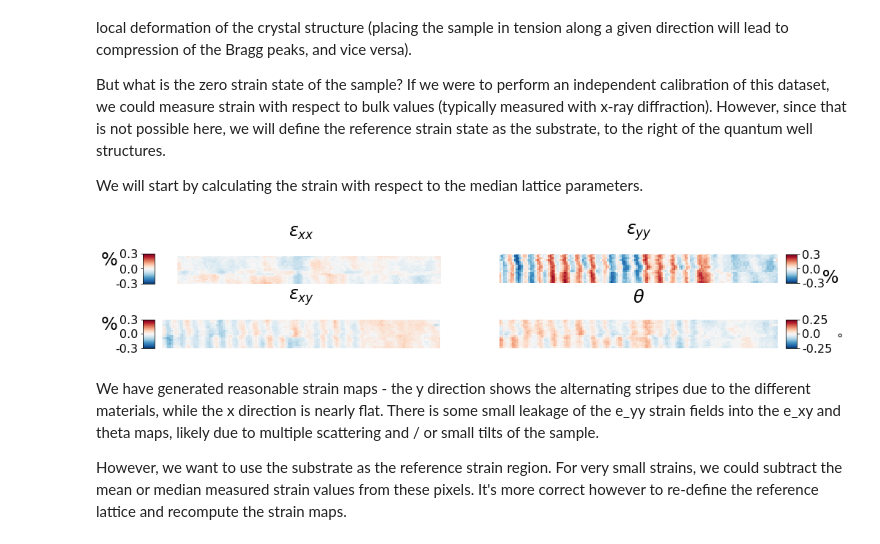
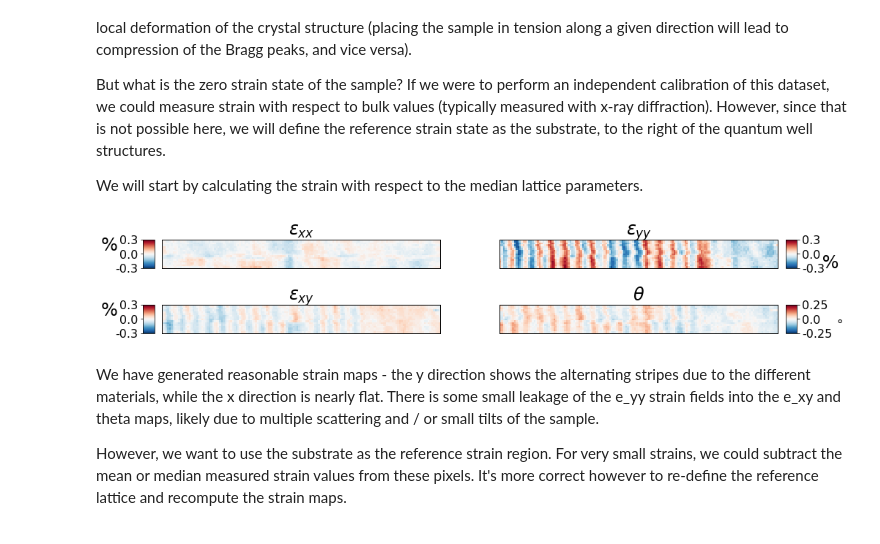
Before and after one commit to py4dstem/py4DSTEM_tutorials, a Jupyter notebook: strain_crystalline/strain_simple_quantum_well.ipynb, the cells around one changed output. Saved outputs shown, nothing was run; the diff lists cells and outputs as text; code cells hidden in the pictures.

Commit message:
Various updates. Improved visualization for strain maps, for detected bragg peaks. Fixes error with file output paths. Various small typos.

```diff
--- a/strain_crystalline/strain_simple_quantum_well.ipynb
+++ b/strain_crystalline/strain_simple_quantum_well.ipynb
@@ -513,30 +514,28 @@ We will start by calculating the strain with respect to the median lattice param
 # %%
 # Compute the strain using the median of the measured g1g2 as reference
 strainmap_mediang1g2 = py4DSTEM.process.latticevectors.get_strain_from_reference_region(
     g1g2_map,
     mask=np.ones((dataset_corr.R_Nx,dataset_corr.R_Ny),dtype=bool))
 
 # Rotate the lattice direction of the strain map
 # (pattern is rotated with respect to the scan direction)
 g_reference = np.subtract(g2, g1)
 strainmap = py4DSTEM.process.latticevectors.get_rotated_strain_map(
     strainmap_mediang1g2,
     g_reference[0],
     g_reference[1])
 
 # plot the 4 components of the strain tensor
 py4DSTEM.visualize.show_strain(
     strainmap,
     vrange_exx=[-0.3,0.3],
     vrange_theta=[-0.25,0.25],
     ticknumber=3,
-    axes_color='none',
-    axes_labelsize=12,
-    axes_labelcolor='none',
-    axes_plots=('exx'),
+    axes_plots=(),
+    bkgrd=False,
     figsize=(16,3))
 # %% [output]
-[figure, old version]
+[figure, new version]
 # %% [markdown]
 We have generated reasonable strain maps - the y direction shows the alternating stripes due to the different materials, while the x direction is nearly flat. There is some small leakage of the e_yy strain fields into the e_xy and theta maps, likely due to multiple scattering and / or small tilts of the sample.
 
```
Also changed, not shown: parts of 8 cells of this notebook.
